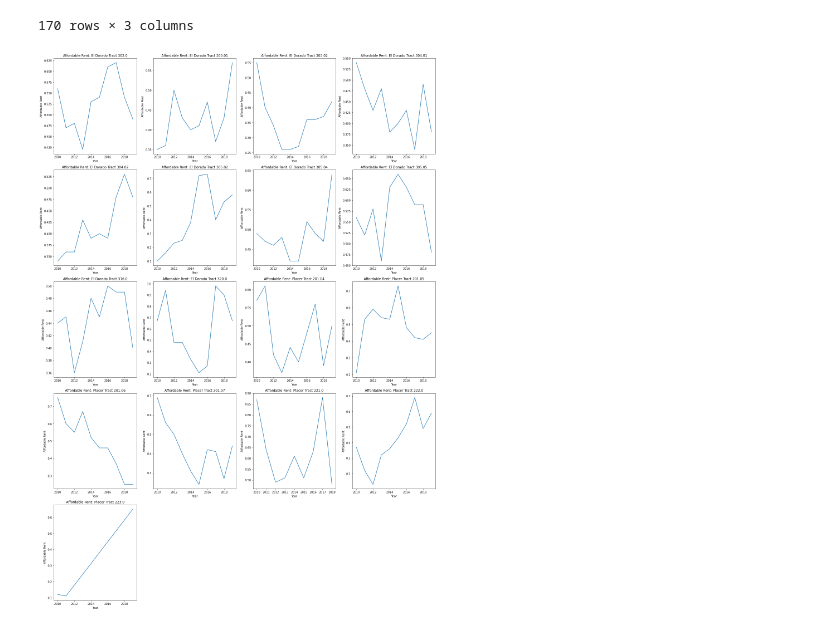
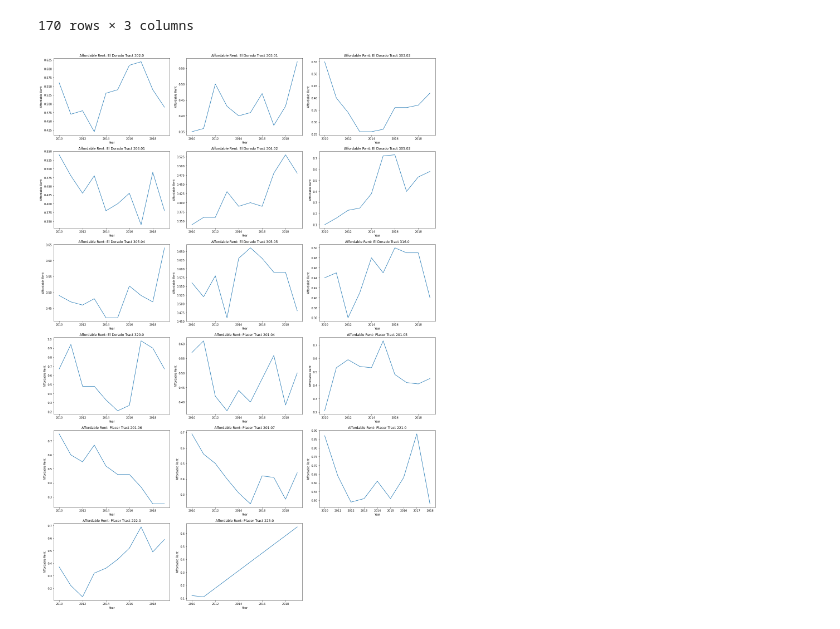
Before and after one commit to mike-carper/Capstone-CDI-Statewide-Viz-Processing, a Jupyter notebook: temporalTahoe.ipynb, the cells around one changed output. Saved outputs shown, nothing was run; the diff lists cells and outputs as text; code cells hidden in the pictures.

```diff
--- a/temporalTahoe.ipynb
+++ b/temporalTahoe.ipynb
@@ -32,22 +32,22 @@ import seaborn as sns
 # %%
 fig = plt.figure()
 fig.set_size_inches(20, 28)
 i=1
 fig.subplots_adjust(hspace=0.01, wspace=0.01)
 for n in [302.0,303.01,303.02,304.01,304.02,305.02,305.04,305.05,316.0,320.0]:
     df=dftracts[dftracts['TractID']==n]
-    ax = fig.add_subplot(5, 4, i, title='Affordable Rent: El Dorado Tract {}'.format(n))
+    ax = fig.add_subplot(6, 3, i, title='Affordable Rent: El Dorado Tract {}'.format(n))
     sns.lineplot(x=df['Year'], y=df['Affordable Rent'],ax=ax)
     i+=1
 for t in [201.04,201.05,201.06,201.07,221.0,222.0,223.0]:
     df=dftracts[dftracts['TractID']==t]
-    ax = fig.add_subplot(5, 4, i, title='Affordable Rent: Placer Tract {}'.format(t))
+    ax = fig.add_subplot(6, 3, i, title='Affordable Rent: Placer Tract {}'.format(t))
     sns.lineplot(x=df['Year'], y=df['Affordable Rent'],ax=ax)
     i+=1
 fig.tight_layout()
 plt.show()
 # %% [output]
-[figure, old version]
+[figure, new version]
 # %%
 def plot_indicators(tractID):
     df = dftracts[dftracts['TractID']==tractID]
```
